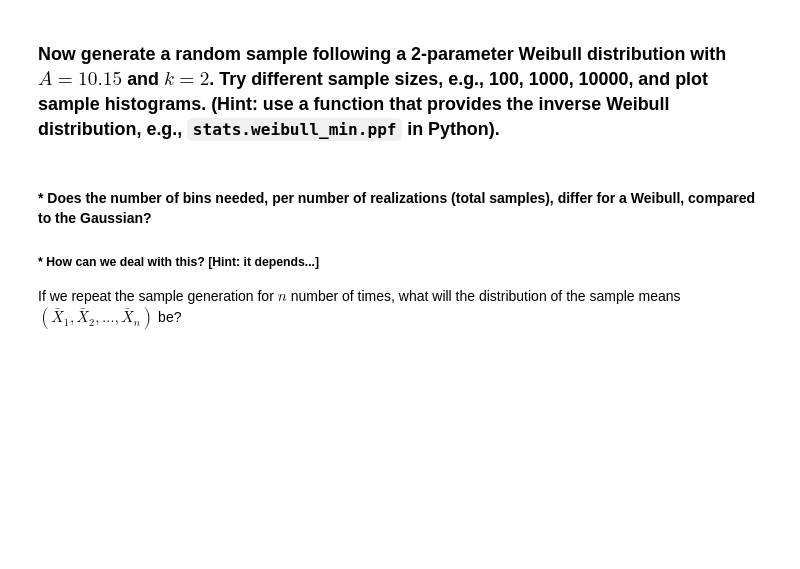
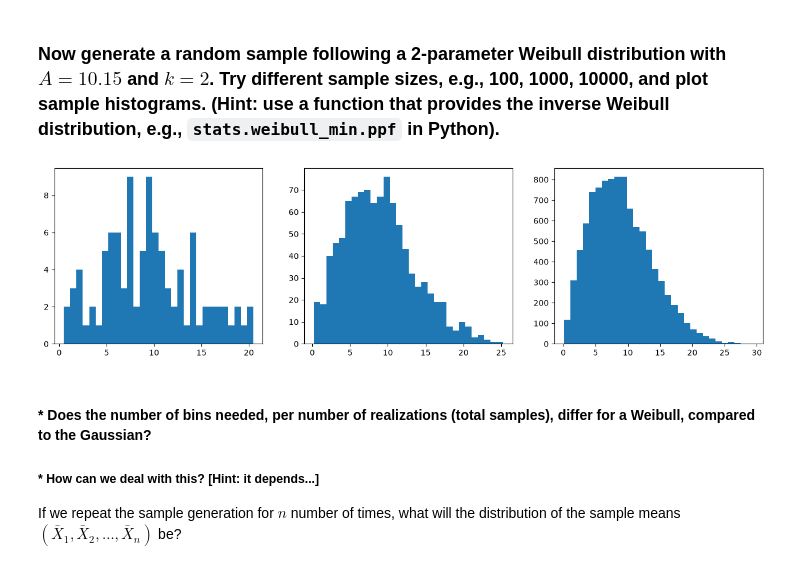
Before and after one commit to natslimak/OceanCourses, a Jupyter notebook: ProbalisticModelling/5.1_Statistics_Intro_2.ipynb, the cells around one changed output. Cells and saved outputs as stored; diff of their text form; code cells hidden in the pictures; blank space fills up the shorter version.

```diff
--- a/ProbalisticModelling/5.1_Statistics_Intro_2.ipynb
+++ b/ProbalisticModelling/5.1_Statistics_Intro_2.ipynb
@@ -50,22 +52,26 @@ plt.show()
 # %%
 # Code for generating a 2-parameter Weibull random sample
 import numpy as np
 import scipy.stats as stats
 
 N1 = 100; N2 = 1000; N3 = 10000
 Fw1 = np.random.rand(N1); Fw2 = np.random.rand(N2); Fw3 = np.random.rand(N3)
 
-A =
-k =
+A = 10.15
+k = 2
 
-x1 = stats.weibull_min.ppf(   , c= , scale= , loc = 0)
+x1 = stats.weibull_min.ppf(Fw1, c=k, scale=A, loc = 0)
+x2 = stats.weibull_min.ppf(Fw2, c=k, scale=A, loc = 0)
+x3 = stats.weibull_min.ppf(Fw3, c=k, scale=A, loc = 0)
 
 import matplotlib.pyplot as plt
 fig1, axs1 = plt.subplots(1,3,figsize = (16,4))
 axs1[0].hist(x1,30)
 axs1[1].hist(x2,30)
 axs1[2].hist(x3,30)
 plt.show();
+# %% [output]
+[figure, added]
 # %% [markdown]
 #### * Does the number of bins needed, per number of realizations (total samples), differ for a Weibull, compared to the Gaussian?
 #####  * How can we deal with this?  [Hint: it depends...]
```
Also changed, not shown: parts of 9 cells of this notebook, 4 other files.
